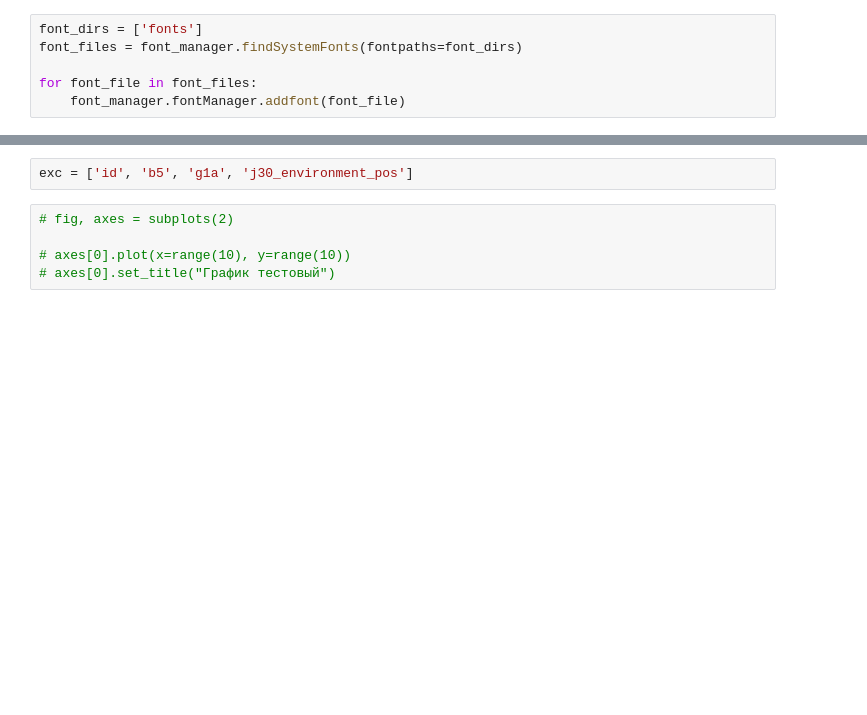
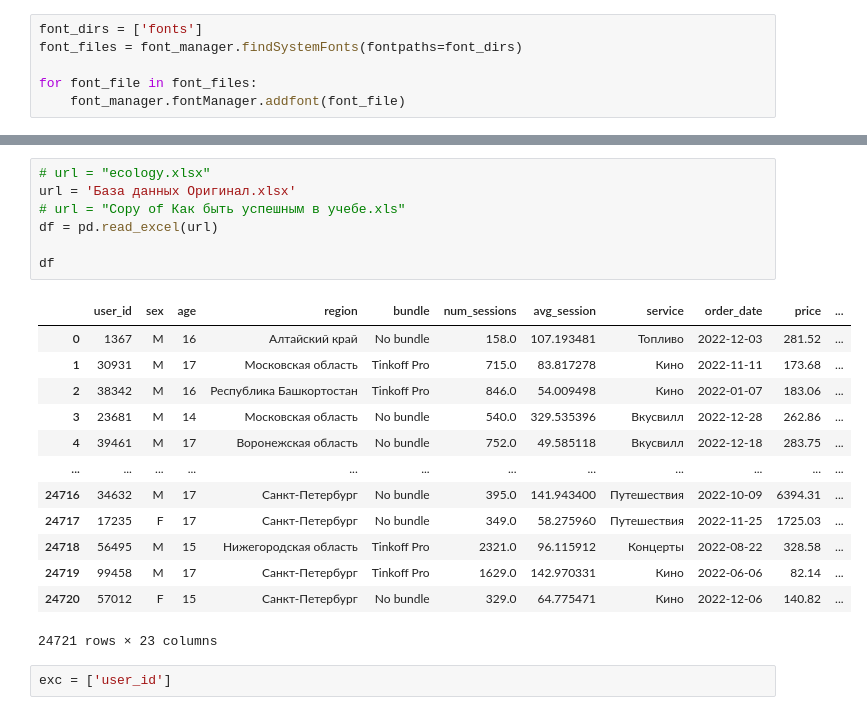
Before and after one commit to Selling-Pandas/SellPandas, a Jupyter notebook: test.ipynb, the cells around one changed output, grey strips where cells are left out. Drawn from its saved outputs; the diff is of its cells as text; blank space fills up the shorter version.

```diff
--- a/test.ipynb
+++ b/test.ipynb
@@ -26,7 +13,23 @@ df.head()
-# %%
-exc = ['id', 'b5', 'g1a', 'j30_environment_pos']
-# %%
-# fig, axes = subplots(2)
-
-# axes[0].plot(x=range(10), y=range(10))
-# axes[0].set_title("График тестовый")
+# %%
+# url = "ecology.xlsx"
+url = 'База данных Оригинал.xlsx'
+# url = "Copy of Как быть успешным в учебе.xls"
+df = pd.read_excel(url)
+
+df
+# %% [output]
+|  | user_id | sex | age | region | bundle | num_sessions | avg_session | service | order_date | price | ... |
+| 0 | 1367 | M | 16 | Алтайский край | No bundle | 158.0 | 107.193481 | Топливо | 2022-12-03 | 281.52 | ... |
+| 1 | 30931 | M | 17 | Московская область | Tinkoff Pro | 715.0 | 83.817278 | Кино | 2022-11-11 | 173.68 | ... |
+| 2 | 38342 | M | 16 | Республика Башкортостан | Tinkoff Pro | 846.0 | 54.009498 | Кино | 2022-01-07 | 183.06 | ... |
+| 3 | 23681 | M | 14 | Московская область | No bundle | 540.0 | 329.535396 | Вкусвилл | 2022-12-28 | 262.86 | ... |
+| 4 | 39461 | M | 17 | Воронежская область | No bundle | 752.0 | 49.585118 | Вкусвилл | 2022-12-18 | 283.75 | ... |
+| ... | ... | ... | ... | ... | ... | ... | ... | ... | ... | ... | ... |
+| 24716 | 34632 | M | 17 | Санкт-Петербург | No bundle | 395.0 | 141.943400 | Путешествия | 2022-10-09 | 6394.31 | ... |
+| 24717 | 17235 | F | 17 | Санкт-Петербург | No bundle | 349.0 | 58.275960 | Путешествия | 2022-11-25 | 1725.03 | ... |
+| 24718 | 56495 | M | 15 | Нижегородская область | Tinkoff Pro | 2321.0 | 96.115912 | Концерты | 2022-08-22 | 328.58 | ... |
+| 24719 | 99458 | M | 17 | Санкт-Петербург | Tinkoff Pro | 1629.0 | 142.970331 | Кино | 2022-06-06 | 82.14 | ... |
+| 24720 | 57012 | F | 15 | Санкт-Петербург | No bundle | 329.0 | 64.775471 | Кино | 2022-12-06 | 140.82 | ... |
+24721 rows × 23 columns
+# %%
+exc = ['user_id']
```
Also changed, not shown: parts of 11 cells of this notebook, 6 other files.
